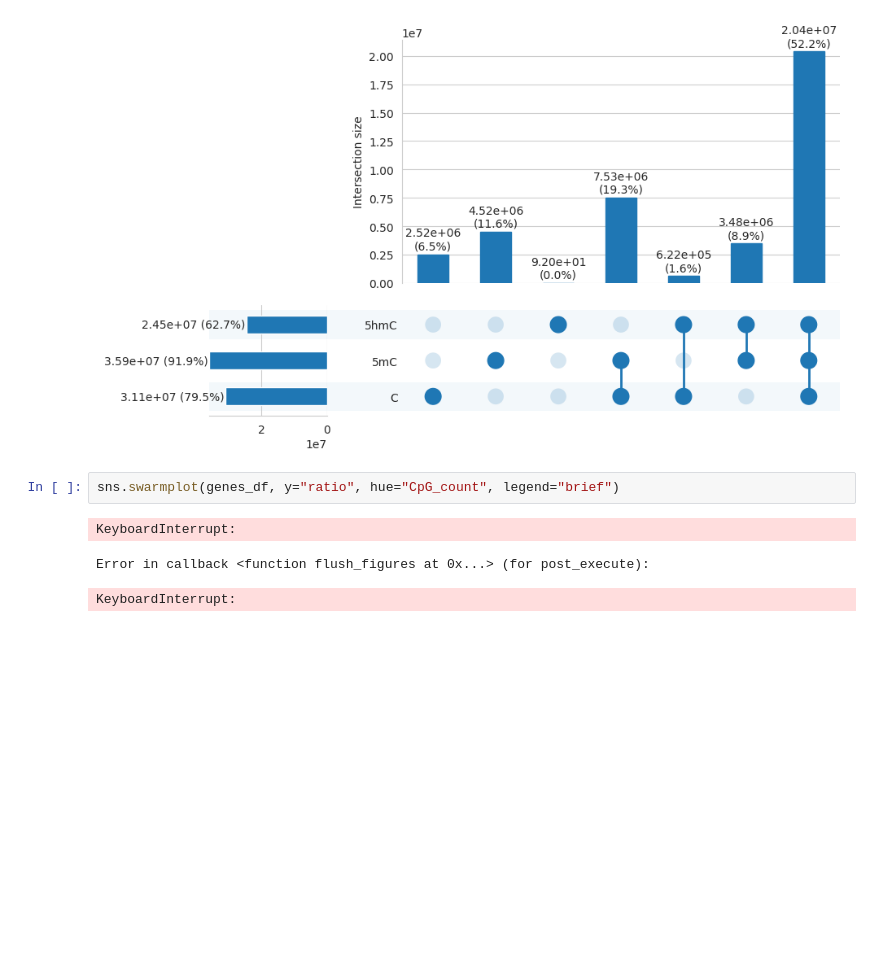
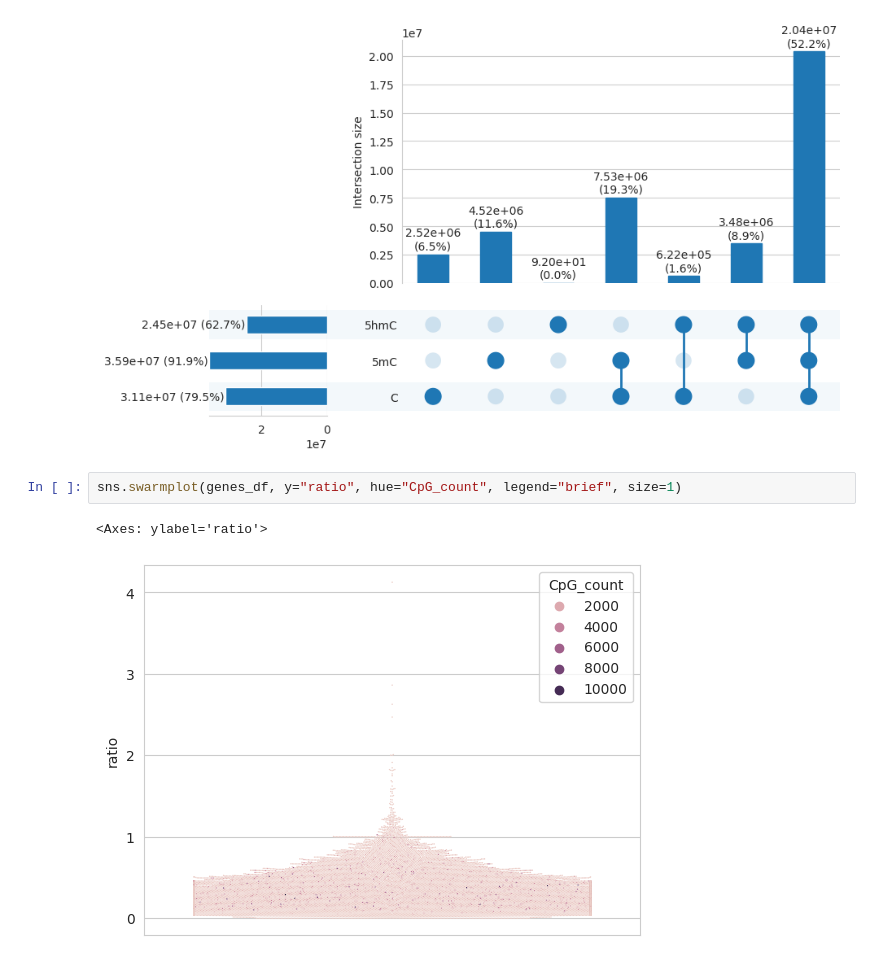
Before and after one commit to DominicOH/Analysis-of-nanopore-epigenetic-sequencing, a Jupyter notebook: CpG_turnover_fig5.ipynb, the cells around one changed output. Drawn from its saved outputs; the diff is of its cells as text; blank space fills up the shorter version.

```diff
--- a/CpG_turnover_fig5.ipynb
+++ b/CpG_turnover_fig5.ipynb
@@ -147,9 +147,8 @@ upset.plot()
  'intersections': <Axes: ylabel='Intersection size'>}
 [figure]
 # %%
-sns.swarmplot(genes_df, y="ratio", hue="CpG_count", legend="brief")
+sns.swarmplot(genes_df, y="ratio", hue="CpG_count", legend="brief", size=1)
 # %% [output]
-KeyboardInterrupt:
+<Axes: ylabel='ratio'>
-Error in callback <function flush_figures at 0x...> (for post_execute):
-KeyboardInterrupt:
+[figure, added]
 # %%
```
Also changed, not shown: parts of 3 cells of this notebook, 1 other file.
